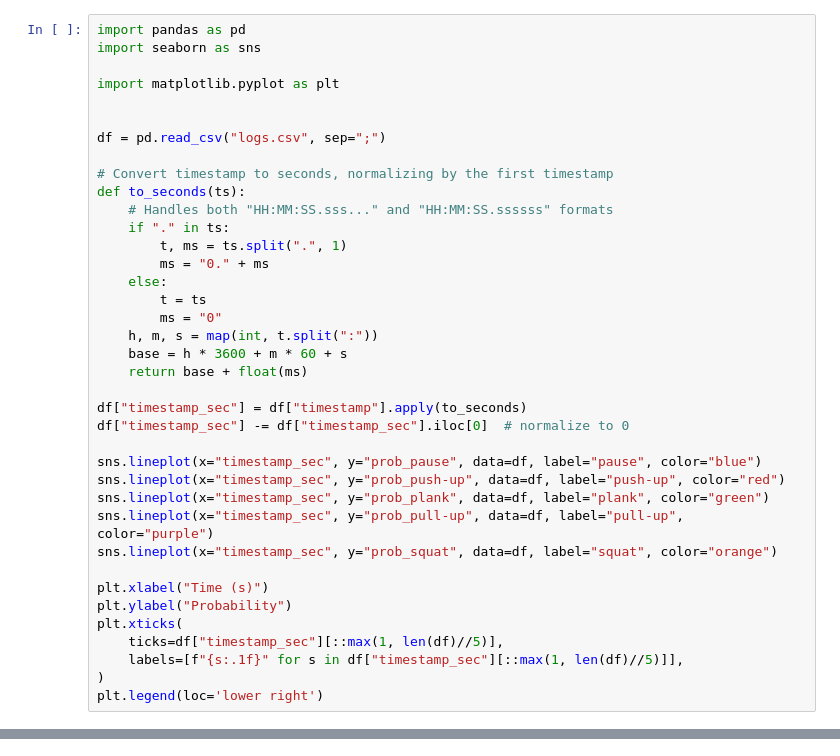
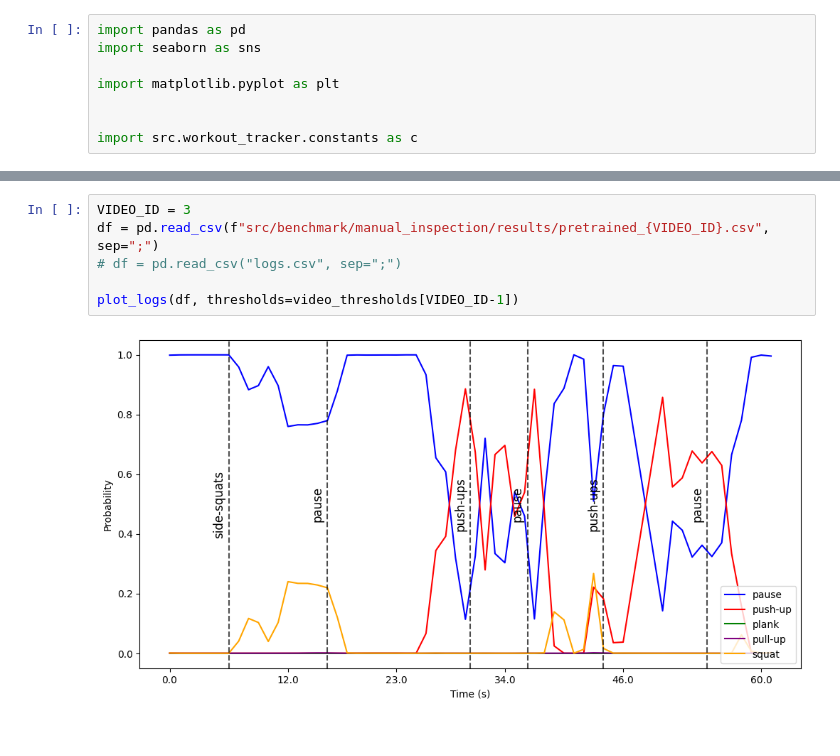
Before and after one commit to jpdonasolo/CSC_51073_EP-Computer-Vision-Final-Project, a Jupyter notebook: main.ipynb, the cells around one changed output, grey strips where cells are left out. Cells and saved outputs as stored; diff of their text form.

Commit message:
Add pretrained defaults

```diff
--- a/main.ipynb
+++ b/main.ipynb
@@ -5,34 +5,4 @@ import seaborn as sns
 import matplotlib.pyplot as plt
 
 
-df = pd.read_csv("logs.csv", sep=";")
-
-# Convert timestamp to seconds, normalizing by the first timestamp
-def to_seconds(ts):
-    # Handles both "HH:MM:SS.sss..." and "HH:MM:SS.ssssss" formats
-    if "." in ts:
-        t, ms = ts.split(".", 1)
-        ms = "0." + ms
-    else:
-        t = ts
-        ms = "0"
-    h, m, s = map(int, t.split(":"))
-    base = h * 3600 + m * 60 + s
-    return base + float(ms)
-
-df["timestamp_sec"] = df["timestamp"].apply(to_seconds)
-df["timestamp_sec"] -= df["timestamp_sec"].iloc[0]  # normalize to 0
-
-sns.lineplot(x="timestamp_sec", y="prob_pause", data=df, label="pause", color="blue")
-sns.lineplot(x="timestamp_sec", y="prob_push-up", data=df, label="push-up", color="red")
-sns.lineplot(x="timestamp_sec", y="prob_plank", data=df, label="plank", color="green")
-sns.lineplot(x="timestamp_sec", y="prob_pull-up", data=df, label="pull-up", color="purple")
-sns.lineplot(x="timestamp_sec", y="prob_squat", data=df, label="squat", color="orange")
-
-plt.xlabel("Time (s)")
-plt.ylabel("Probability")
-plt.xticks(
-    ticks=df["timestamp_sec"][::max(1, len(df)//5)],
-    labels=[f"{s:.1f}" for s in df["timestamp_sec"][::max(1, len(df)//5)]],
-)
-plt.legend(loc='lower right')
+import src.workout_tracker.constants as c
@@ -41,0 +105,8 @@ plt.legend(loc='lower right')
+# %%
+VIDEO_ID = 3
+df = pd.read_csv(f"src/benchmark/manual_inspection/results/pretrained_{VIDEO_ID}.csv", sep=";")
+# df = pd.read_csv("logs.csv", sep=";")
+
+plot_logs(df, thresholds=video_thresholds[VIDEO_ID-1])
+# %% [output]
+[figure, added]
```
Also changed, not shown: parts of 3 cells of this notebook, 7 other files.
